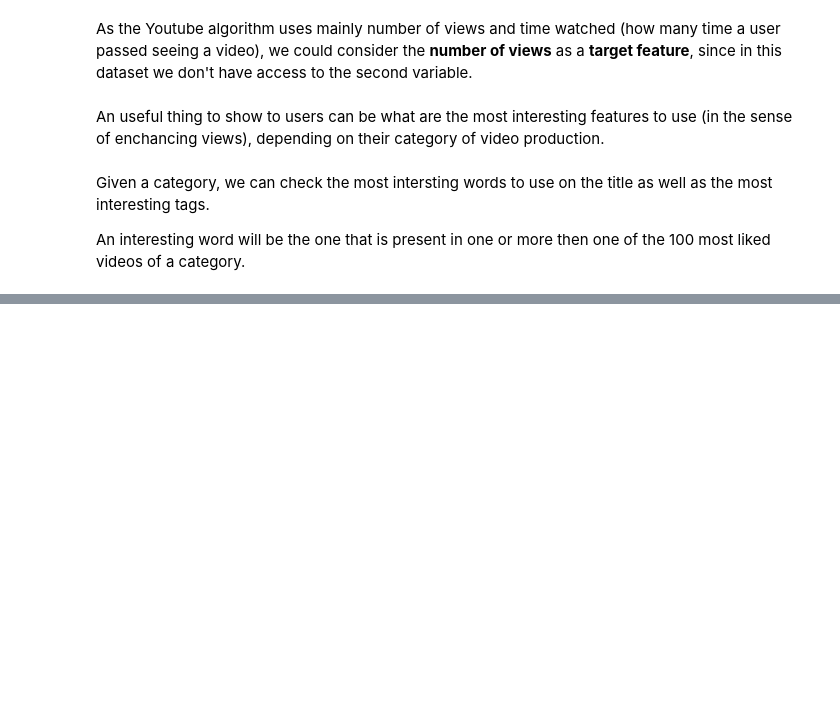
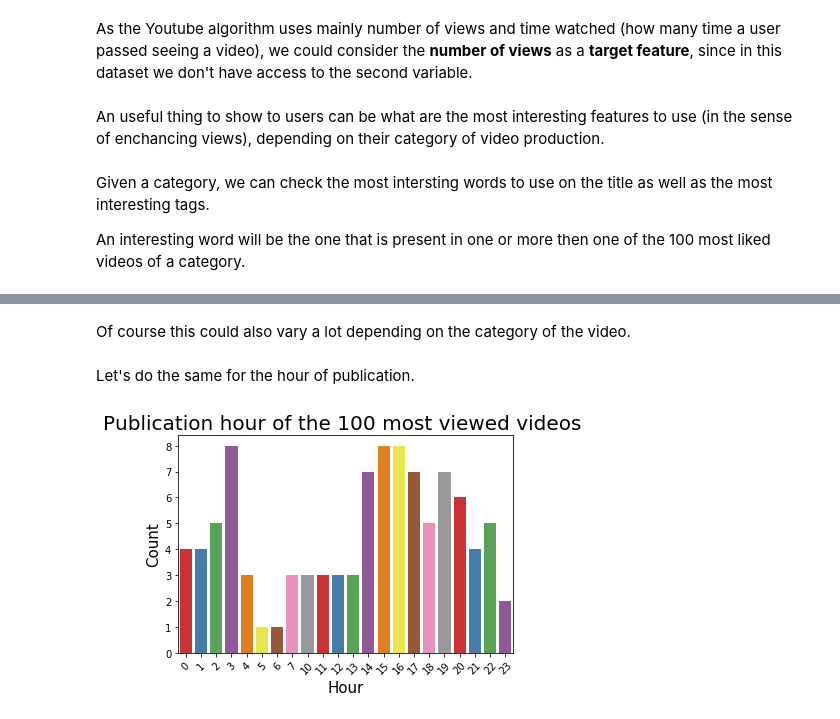
Before and after one commit to talesmarra/youtube_data_analysis, a Jupyter notebook: Youtube_US_videos_data_analysis.ipynb, the cells around one changed output, grey strips where cells are left out. Cells and saved outputs as stored; diff of their text form; code cells hidden in the pictures; blank space fills up the shorter version.

```diff
--- a/Youtube_US_videos_data_analysis.ipynb
+++ b/Youtube_US_videos_data_analysis.ipynb
@@ -178,0 +251,13 @@ Name: Most interesting words to put in tags, dtype: int64
+# %% [markdown]
+Of course this could also vary a lot depending on the category of the video.
+# %% [markdown]
+Let's do the same for the hour of publication.
+# %%
+g = sns.countplot('hour', data=us_videos.sort_values(by='views').head(100), palette="Set1")
+g.set_xticklabels(g.get_xticklabels(),rotation=45)
+g.set_title("Publication hour of the 100 most viewed videos ", fontsize=20)
+g.set_xlabel("Hour", fontsize=15)
+g.set_ylabel("Count", fontsize=15)
+plt.show()
+# %% [output]
+[figure, added]
```
Also changed, not shown: parts of 22 cells of this notebook.
